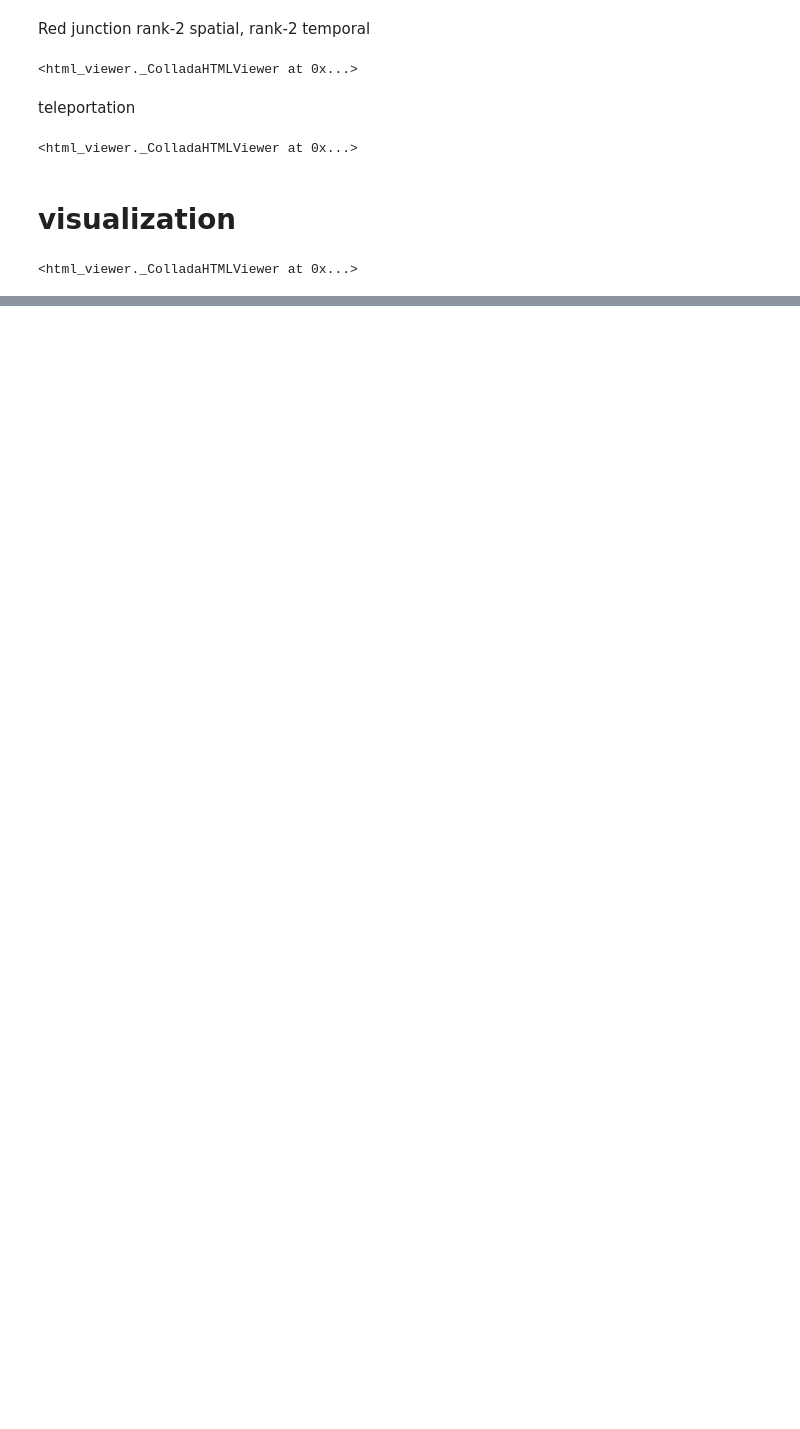
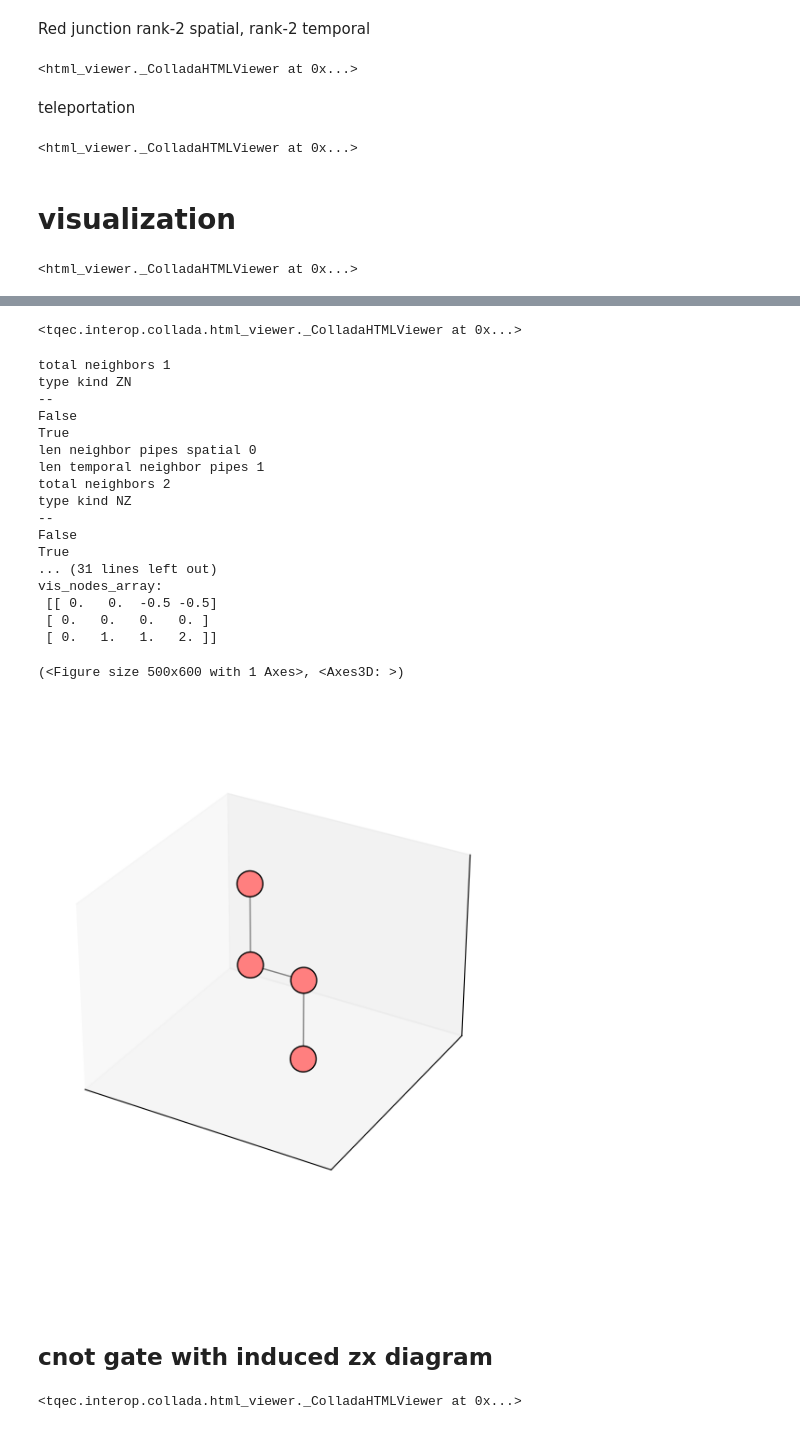
Before and after one commit to LSHerzog/tqec, a Jupyter notebook: temp-laura/intro_build_blocks.ipynb, the cells around one changed output, grey strips where cells are left out. Drawn from its saved outputs; the diff is of its cells as text; code cells hidden in the pictures; blank space fills up the shorter version.

```diff
--- a/temp-laura/intro_build_blocks.ipynb
+++ b/temp-laura/intro_build_blocks.ipynb
@@ -330,0 +429,57 @@ display_collada_model(buf.getvalue())  # pass bytes directly
+# %%
+g = prism_graph.PrismGraph("teleportation")
+
+prisms = [
+    (prism.Position3DHex(0,0,0), "ZN", "start"),
+    (prism.Position3DHex(0,0,1), "NZ", "1"),
+    (prism.Position3DHex(-1,1,1), "ZN", "2"),
+    (prism.Position3DHex(-1,1,2), "NZ", "end"),
+
+]
+
+for pos, kind, label in prisms:
+    g.add_prism(pos, kind, label)
+# %%
+#start-1
+pipe_kind = pipe_prism.PrismPipeKind(hor = prism.BasisPrism.N, ver = prism.BasisPrism.N)
+g.add_pipe(prisms[0][0], prisms[1][0], pipe_kind)
+
+#1-2
+pipe_kind = pipe_prism.PrismPipeKind(hor = prism.BasisPrism.Z, ver = prism.BasisPrism.X)
+g.add_pipe(prisms[1][0], prisms[2][0], pipe_kind)
+
+#2-end
+pipe_kind = pipe_prism.PrismPipeKind(hor = prism.BasisPrism.N, ver = prism.BasisPrism.N)
+g.add_pipe(prisms[2][0], prisms[3][0], pipe_kind)
+# %%
+g.view_as_html()
+# %% [output]
+<tqec.interop.collada.html_viewer._ColladaHTMLViewer at 0x...>
+# %%
+%matplotlib ipympl
+zx = g.to_zx_graph()
+zx.draw()
+# %% [output]
+total neighbors 1
+type kind ZN
+--
+False
+True
+len neighbor pipes spatial 0
+len temporal neighbor pipes 1
+total neighbors 2
+type kind NZ
+--
+False
+True
+... (31 lines left out)
+vis_nodes_array:
+ [[ 0.   0.  -0.5 -0.5]
+ [ 0.   0.   0.   0. ]
+ [ 0.   1.   1.   2. ]]
+(<Figure size 500x600 with 1 Axes>, <Axes3D: >)
+[figure, added]
+# %% [markdown]
+##
+# %% [markdown]
+## cnot gate with induced zx diagram
@@ -330,0 +545,4 @@ display_collada_model(buf.getvalue())  # pass bytes directly
+# %%
+g.view_as_html()
+# %% [output]
+<tqec.interop.collada.html_viewer._ColladaHTMLViewer at 0x...>
```
Also changed, not shown: parts of 21 cells of this notebook, 7 other files.
